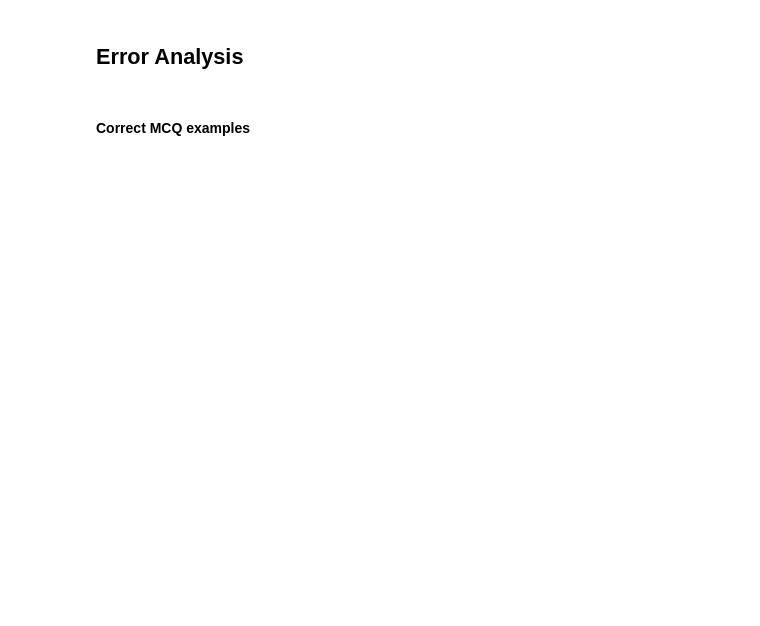
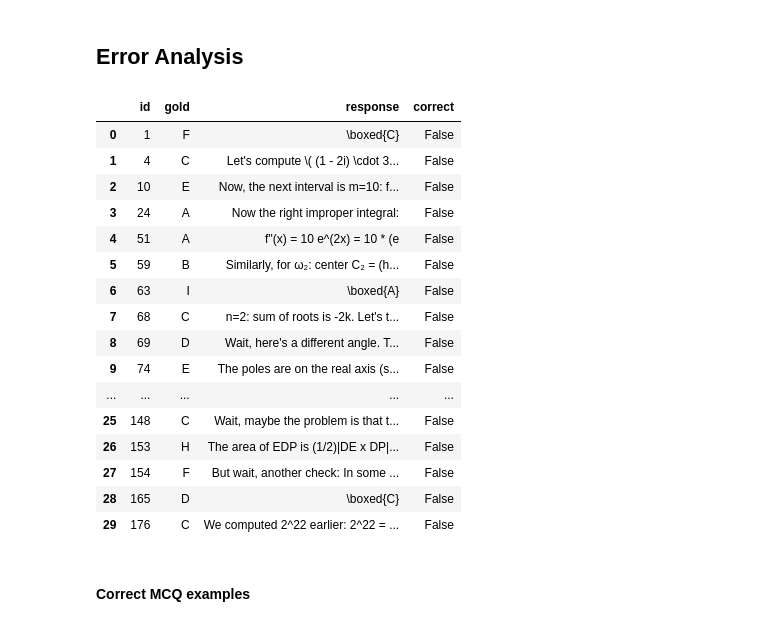
Before and after one commit to keguangzhang/151B_SP26_Competition, a Jupyter notebook: public_validation.ipynb, the cells around one changed output. Saved outputs shown, nothing was run; the diff lists cells and outputs as text; code cells hidden in the pictures; blank space fills up the shorter version.

```diff
--- a/public_validation.ipynb
+++ b/public_validation.ipynb
@@ -253,8 +253,18 @@ llm = LLM(
     max_num_batched_tokens=16384,
 )
 
-sampling_params = SamplingParams(
-    max_tokens=MAX_TOKENS,
+sampling_params_mcq = SamplingParams(
+    max_tokens=16,
+    temperature=0.0,
+    top_p=1.0,
+    top_k=-1,
+    min_p=0.0,
+    presence_penalty=0.0,
+    repetition_penalty=1.0,
+)
+
+sampling_params_free = SamplingParams(
+    max_tokens=128,   # or 256 if many free responses are cut off
     temperature=0.0,
     top_p=1.0,
     top_k=-1,
@@ -640,5 +686,31 @@ display(debug)
 # %% [markdown]
 ## Error Analysis
+# %%
+wrong_mcq = pd.DataFrame([
+    r for r in results
+    if r["is_mcq"] and (not r["correct"])
+])
+
+print("Wrong MCQ:", len(wrong_mcq))
+display(wrong_mcq[["id", "gold", "response", "correct"]].head(30))
+# %% [output]
+|  | id | gold | response | correct |
+| 0 | 1 | F | \boxed{C} | False |
+| 1 | 4 | C | Let's compute \( (1 - 2i) \cdot 3... | False |
+| 2 | 10 | E | Now, the next interval is m=10: f... | False |
+| 3 | 24 | A | Now the right improper integral: | False |
+| 4 | 51 | A | f''(x) = 10 e^(2x) = 10 * (e | False |
+| 5 | 59 | B | Similarly, for ω₂: center C₂ = (h... | False |
+| 6 | 63 | I | \boxed{A} | False |
+| 7 | 68 | C | n=2: sum of roots is -2k. Let's t... | False |
+| 8 | 69 | D | Wait, here's a different angle. T... | False |
+| 9 | 74 | E | The poles are on the real axis (s... | False |
+| ... | ... | ... | ... | ... |
+| 25 | 148 | C | Wait, maybe the problem is that t... | False |
+| 26 | 153 | H | The area of EDP is (1/2)|DE x DP|... | False |
+| 27 | 154 | F | But wait, another check: In some ... | False |
+| 28 | 165 | D | \boxed{C} | False |
+| 29 | 176 | C | We computed 2^22 earlier: 2^22 = ... | False |
 # %% [markdown]
 #### Correct MCQ examples
 # %%
```
Also changed, not shown: parts of 7 cells of this notebook.
